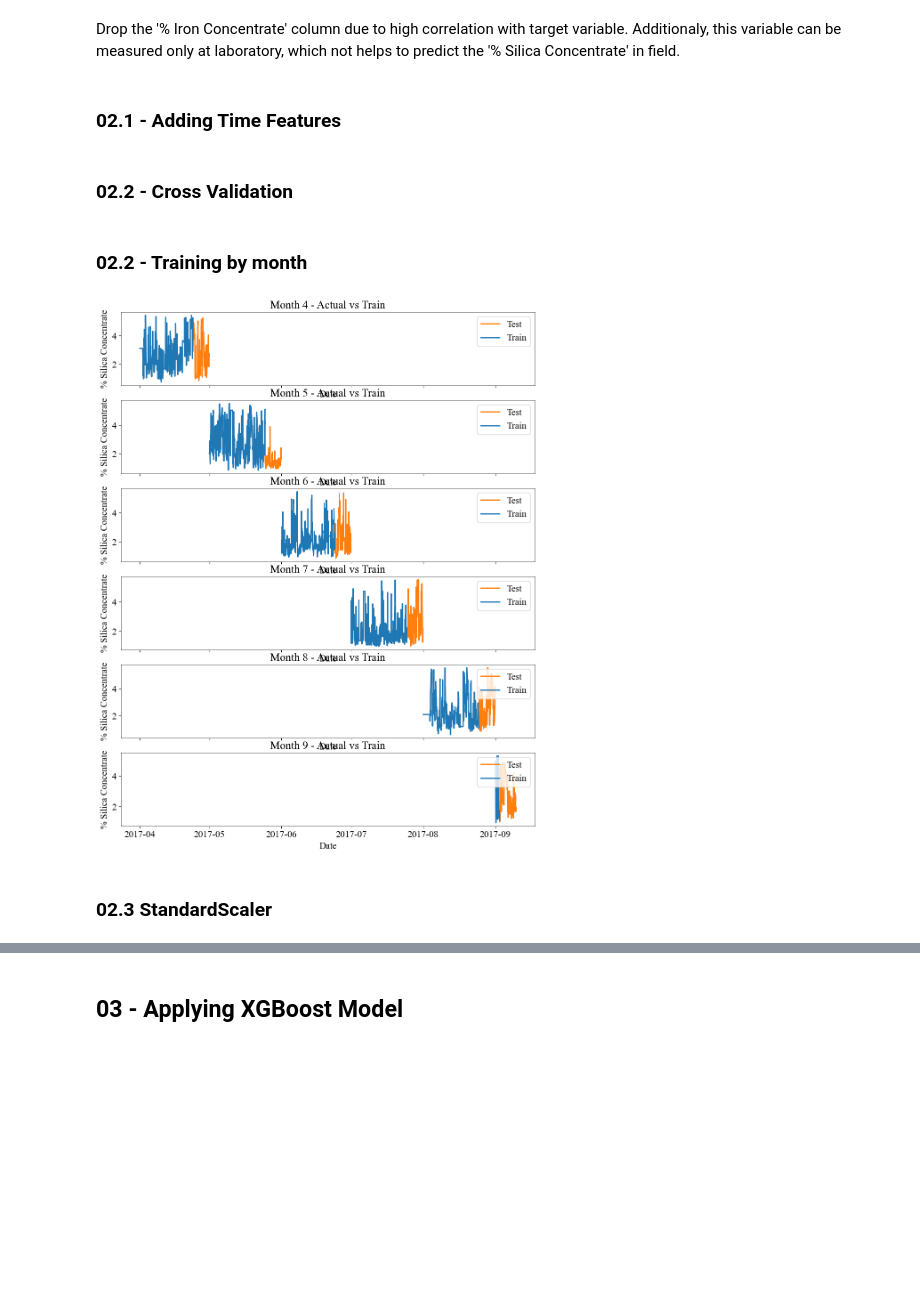
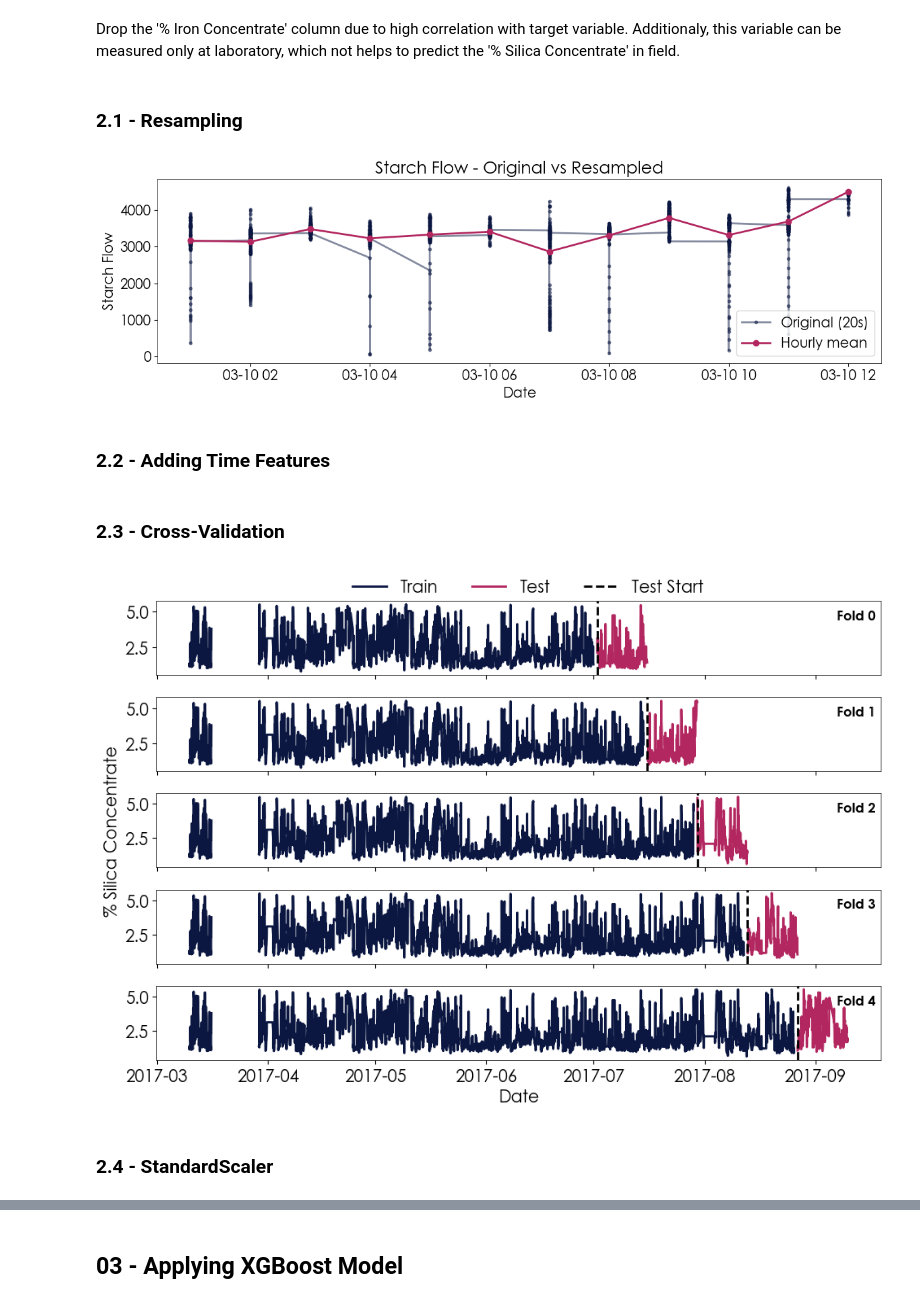
Before and after one commit to PauloCasmal/data-mining-study, a Jupyter notebook: Model-mining.ipynb, the cells around one changed output, grey strips where cells are left out. Cells and saved outputs as stored; diff of their text form; code cells hidden in the pictures; blank space fills up the shorter version.

Commit message:
resampling data to 1h

```diff
--- a/Model-mining.ipynb
+++ b/Model-mining.ipynb
@@ -41,7 +40,7 @@ mpl.rc('lines', lw=2)  # Sets the line width
 mpl.rcParams['grid.linewidth'] = 0.5  # Grid line width
 mpl.rcParams['grid.linestyle'] = 'dashed'  # Grid line style
 mpl.rc(('xtick', 'ytick'), labelsize=15)  # Axis tick label size
-mpl.rc('font', family='Times New Roman', size=15)  # Font family and font size
+mpl.rc('font', family='Century Gothic', size=15)  # Font family and font size
 mpl.rcParams['axes.linewidth'] = 0.5 # - Largura das bordas dos gráficos
 # %%
 # Load the dataset
@@ -76,3 +81,5 @@ Index(['% Iron Feed', '% Silica Feed', 'Starch Flow', 'Amina Flow',
 Drop the '% Iron Concentrate' column due to high correlation with target variable. Additionaly, this variable can be measured only at laboratory, which not helps to predict the '% Silica Concentrate' in field.
 # %%
 df = df.drop(columns=['% Iron Concentrate'])
+# %% [markdown]
+### 2.1 - Resampling
@@ -79,5 +88,27 @@ df = df.drop(columns=['% Iron Concentrate'])
+# %%
+col = "Starch Flow"
+
+fig, ax = plt.subplots(figsize=(12,4))
+
+ax.plot(df[col].iloc[:2000], label="Original (20s)", alpha=0.5, marker='.', c='#0B1741')
+ax.plot(df_hourly[col].iloc[:12], label="Hourly mean", marker='o', c='#B2275F')
+
+ax.set_title(f'{col} - Original vs Resampled')
+ax.set_xlabel('Date')
+ax.set_ylabel(f'{col}')
+ax.legend()
+
+plt.tight_layout()
+
+fig.savefig(r'G:\Meu Drive\03 - Facens\03 - Data Science\02-TCC-POS\05-Figures\ds-resampled.svg', dpi=140, format='svg')
+
+plt.show()
+# %% [output]
+[figure, added]
+# %%
+df = df.resample("1H").mean()
 # %% [markdown]
-### 02.1 - Adding Time Features
+### 2.2 - Adding Time Features
 # %%
 
 
@@ -94,5 +125,3 @@ def create_time_features(df):
 
 
 df = create_time_features(df)
-# %% [markdown]
-### 02.2 - Cross Validation
@@ -120,38 +128,36 @@ df = create_time_features(df)
 # %% [markdown]
-### 02.2 - Training by month
+### 2.3 - Cross-Validation
+# %%
+tss = TimeSeriesSplit(n_splits=5, test_size=24*14, gap=24) # 15 days data for testing
+
+df = df.sort_index()
 # %%
-preds = []
-scores = []
+# Just for vizualization purposes
+fig, axs = plt.subplots(5, 1, figsize=(10, 7), sharex=True)
 
-fig, ax = plt.subplots(len(df.index.month.unique()) - 1, 1, figsize=(12, 2.5 * (len(df.index.month.unique()) - 1)), sharex=True)
+# Plot each fold
+for fold, (train_index, test_index) in enumerate(tss.split(df)):
+    train = df.iloc[train_index]
+    test = df.iloc[test_index]
 
-for ind, (month, group) in enumerate(df.groupby(df.index.month)):
-    if ind == 0:
-        continue  # Skip the first month
+    axs[fold].plot(train.index, train['% Silica Concentrate'], label='Train', c='#0B1741')
+    axs[fold].plot(test.index, test['% Silica Concentrate'], label='Test', c='#B2275F')
+    axs[fold].axvline(x=test.index[0], color='k', linestyle='--', label='Test Start')
 
-    X = group.drop(columns=['% Silica Concentrate'])
-    y = group['% Silica Concentrate']
+    axs[fold].text(0.94, 0.75, f'Fold {fold}', fontsize=12, transform=axs[fold].transAxes, fontweight='bold')
 
-    # Identify the last week of data for testing
-    last_week_index = group[group.index >= group.index.max() - pd.Timedelta(days=7)].index
 
-    # Split into training and testing sets
-    X_train = X.drop(index=last_week_index)
-    y_train = y.drop(index=last_week_index)
+axs[2].set_ylabel('% Silica Concentrate')
 
-    X_test = X.loc[last_week_index]
-    y_test = y.loc[last_week_index]
+axs[0].legend(ncol=3, loc='upper left', bbox_to_anchor=(0.25, 1.5), frameon=False)
 
-    ax[ind - 1].plot(y_test.index, y_test, label='Test', c='tab:orange')
-    ax[ind - 1].plot(y_train.index, y_train, label='Train', c='tab:blue')
+plt.xlabel('Date')
+plt.tight_layout()
 
-    ax[ind - 1].set_title(f'Month {month} - Actual vs Train')
-    ax[ind - 1].set_ylabel('% Silica Concentrate')
-    ax[ind - 1].legend(loc='upper right')
+fig.savefig(r'G:\Meu Drive\03 - Facens\03 - Data Science\02-TCC-POS\05-Figures\time-series-split.svg', dpi=140, format='svg', transparent=True)
 
-ax[ind - 1].set_xlabel('Date')
 plt.show()
 # %% [output]
-[figure, old version]
+[figure, new version]
 # %% [markdown]
-### 02.3 StandardScaler
+### 2.4 - StandardScaler
```
Also changed, not shown: parts of 15 cells of this notebook, 1 other file.
